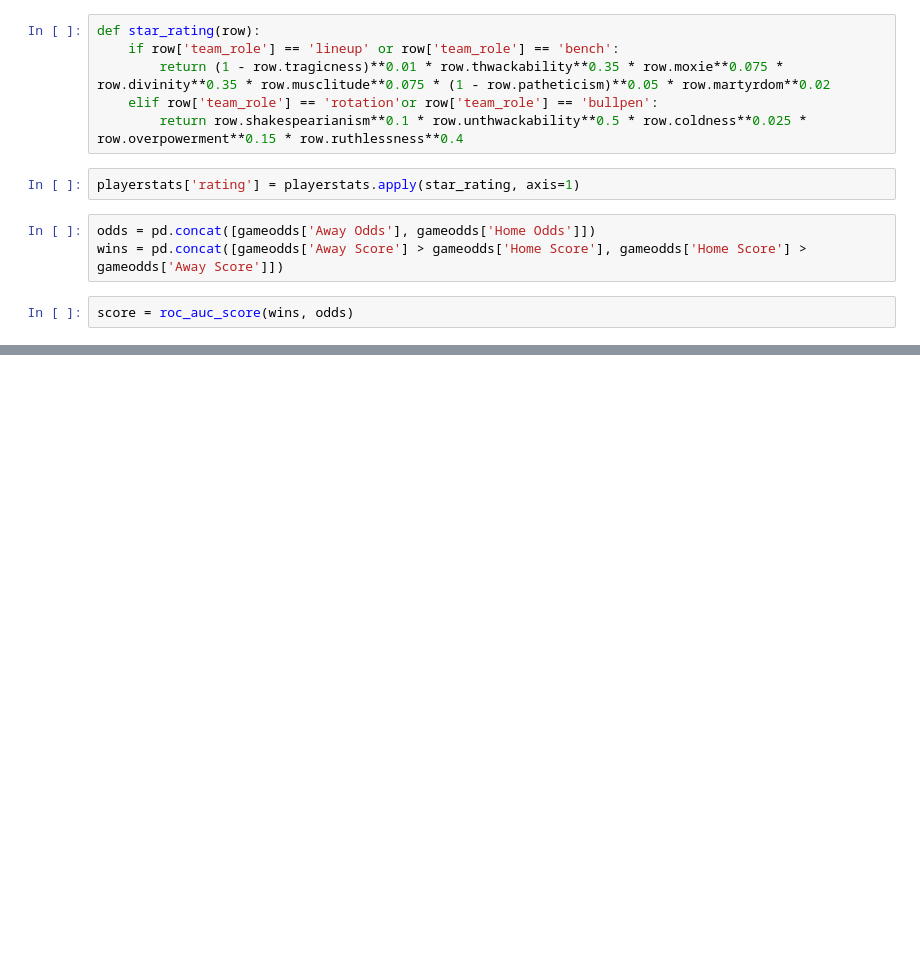
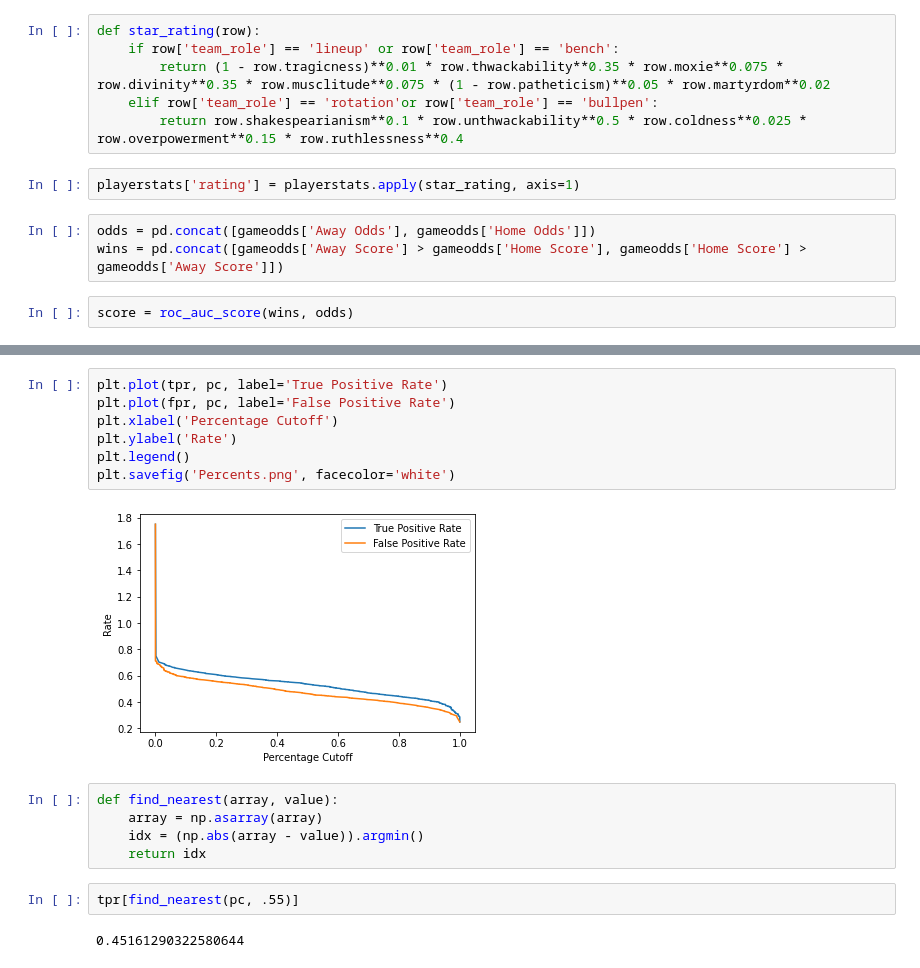
Before and after one commit to Society-for-Internet-Blaseball-Research/mining-ops, a Jupyter notebook: soybisonotes/gameodds.ipynb, the cells around one changed output, grey strips where cells are left out. Cells and saved outputs as stored; diff of their text form; blank space fills up the shorter version.

```diff
--- a/soybisonotes/gameodds.ipynb
+++ b/soybisonotes/gameodds.ipynb
@@ -40,0 +35,18 @@ max(gameodds['Away Odds'])
+# %%
+plt.plot(tpr, pc, label='True Positive Rate')
+plt.plot(fpr, pc, label='False Positive Rate')
+plt.xlabel('Percentage Cutoff')
+plt.ylabel('Rate')
+plt.legend()
+plt.savefig('Percents.png', facecolor='white')
+# %% [output]
+[figure, added]
+# %%
+def find_nearest(array, value):
+    array = np.asarray(array)
+    idx = (np.abs(array - value)).argmin()
+    return idx
+# %%
+tpr[find_nearest(pc, .55)]
+# %% [output]
+0.45161290322580644
```
Also changed, not shown: parts of 5 cells of this notebook.
